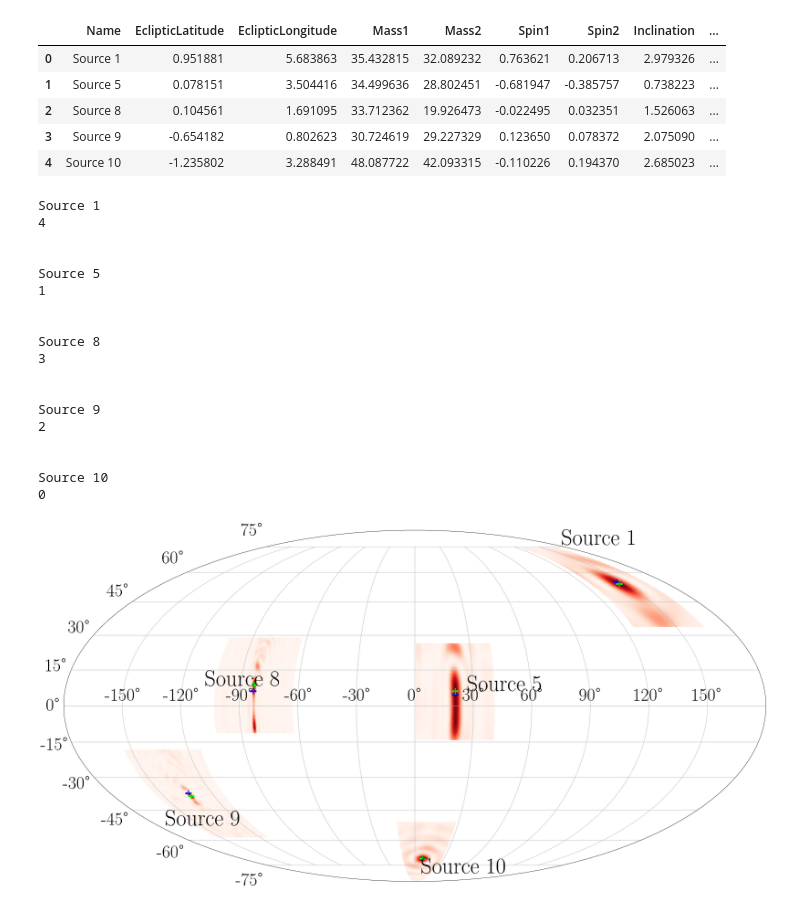
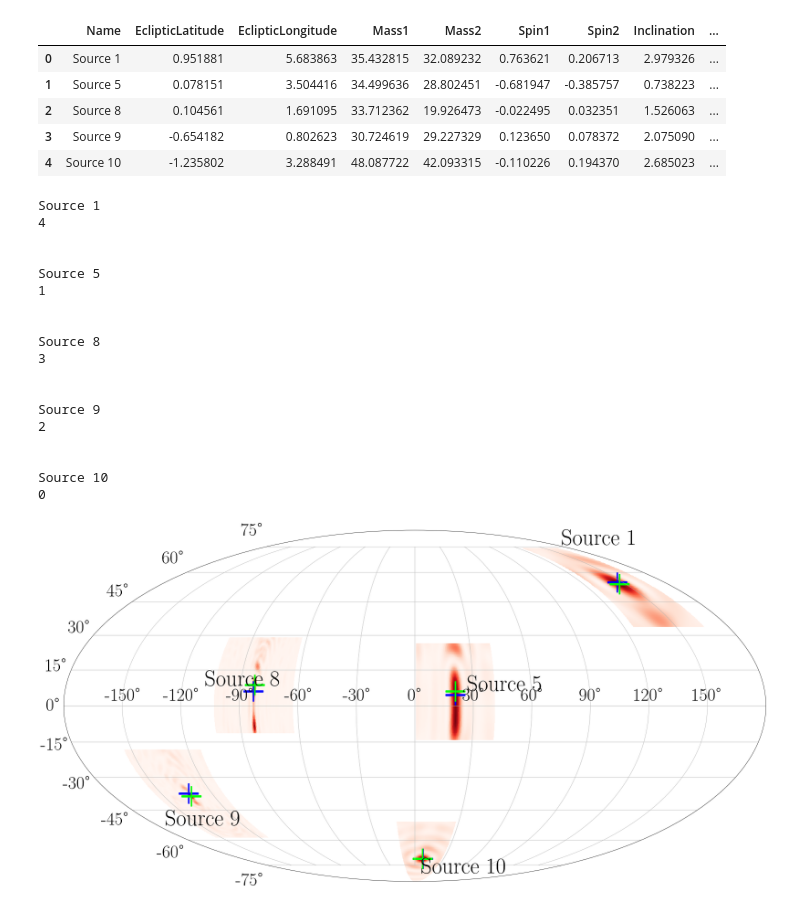
Before and after one commit to dig07/Yorsh-End-to-end-search, a Jupyter notebook: Fig1b/Sky_position_bias_plots.ipynb, the cells around one changed output. Drawn from its saved outputs; the diff is of its cells as text; code cells hidden in the pictures.

```diff
--- a/Fig1b/Sky_position_bias_plots.ipynb
+++ b/Fig1b/Sky_position_bias_plots.ipynb
@@ -107,6 +107,12 @@ Delta lambda:  0.01023663902928762 0.003112868114050178
 Delta beta:  0.0017393736834514506 0.0014074856916754964
 Delta f_low:  2.4412464810080747e-09 2.1582698567277317e-07
 Max upsilon:  494.7976150359645
+# %%
+catalog['Name'] = np.array([['Source 1'],
+                            ['Source 5'],
+                            ['Source 8'],
+                            ['Source 9'],
+                            ['Source 10']])
 # %%
 catalog
 # %% [output]
@@ -170,38 +176,38 @@ for index,sobbh in catalog.iterrows():
 
     plt.pcolormesh(X-np.pi,Y,statistics,cmap='Reds')
     # plt.colorbar()
-    plt.scatter(ecliptic_long_injected-np.pi,ecliptic_lat_injected,marker='+',s=100,color='b',linewidths=1.5)
-    plt.scatter(lambda_search_result-np.pi,beta_search_result,marker='+',s=100,color='lime',linewidths=1.5)
+    plt.scatter(ecliptic_long_injected-np.pi,ecliptic_lat_injected,marker='+',s=1000,color='b',linewidths=2.5)
+    plt.scatter(lambda_search_result-np.pi,beta_search_result,marker='+',s=1000,color='lime',linewidths=2.5)
 
     plt.text((ecliptic_long_injected-np.pi)*1.3,ecliptic_lat_injected*1.4,sobbh['Name'],fontsize=35)
     # plt.xlabel('Ecliptic longitude [rads]')
     # plt.ylabel('Ecliptic latitude [rads]')
     # plt.show()
 
     print('\n')
 
 
 
 
 plt.savefig('Skymap.pdf')
 plt.show()
 # %% [output]
 Source 1
 4
 
 
 Source 5
 1
 
 
 Source 8
 3
 
 
 Source 9
 2
 
 
 Source 10
 0
-[figure, old version]
+[figure, new version]
```
Also changed, not shown: parts of 1 cell of this notebook, 1 other file.
